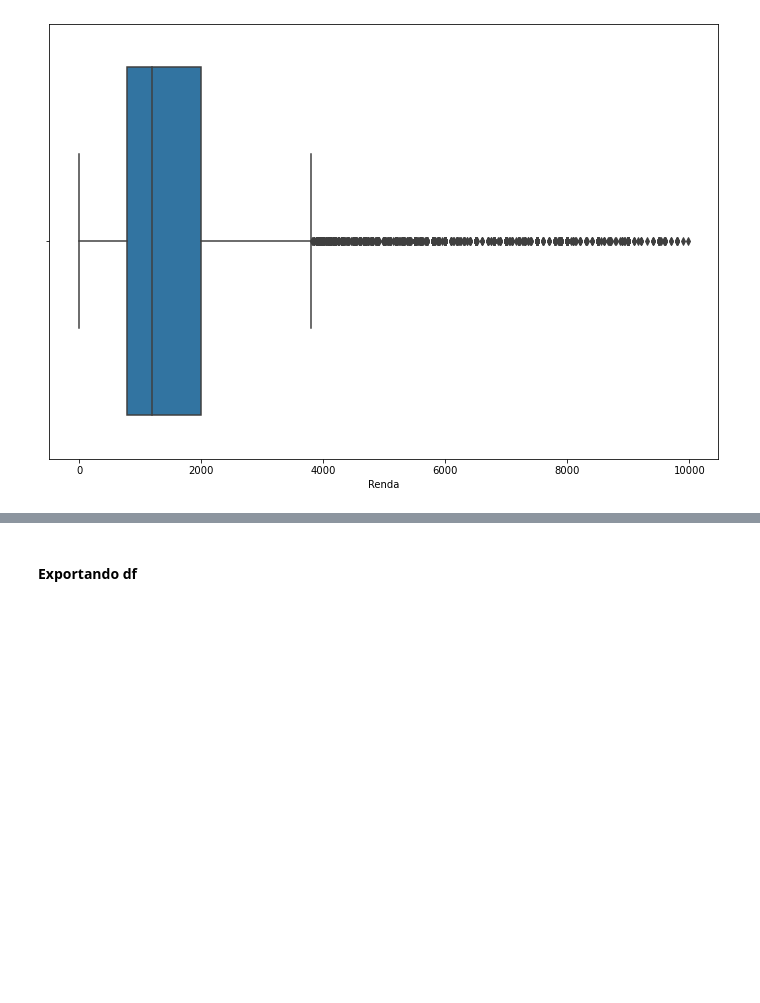
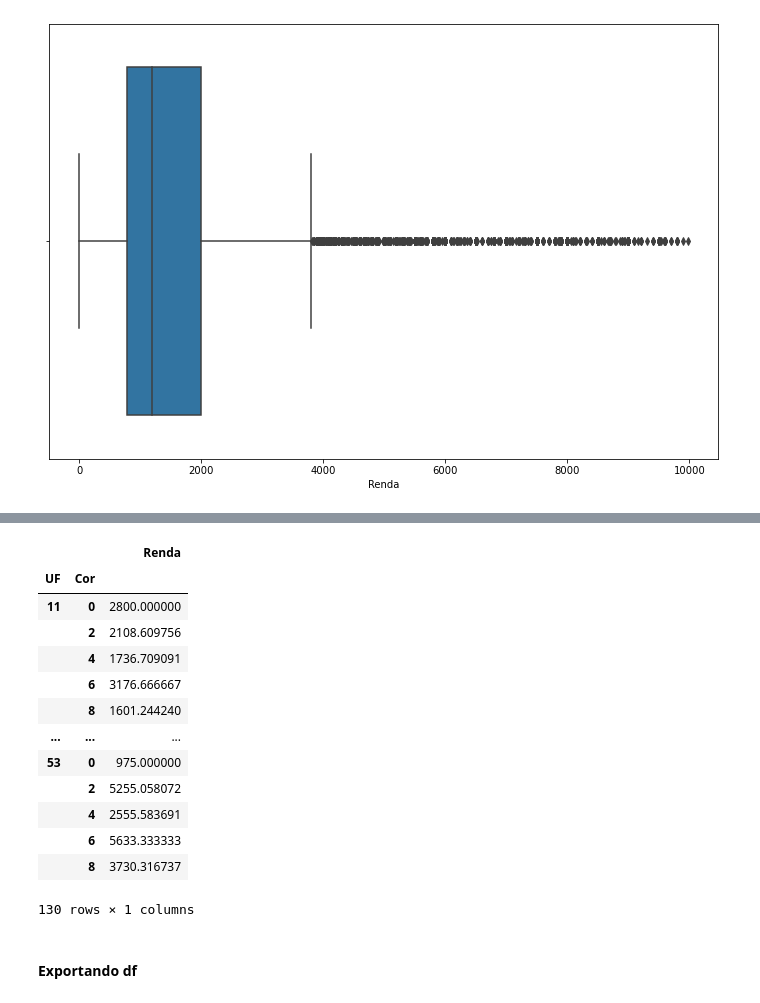
Before and after one commit to Marcus-Bernard0/Data-Science-projects, a Jupyter notebook: 1 - Projeto PNAD/Projeto.ipynb, the cells around one changed output, grey strips where cells are left out. Drawn from its saved outputs; the diff is of its cells as text; code cells hidden in the pictures; blank space fills up the shorter version.

```diff
--- a/1 - Projeto PNAD/Projeto.ipynb
+++ b/1 - Projeto PNAD/Projeto.ipynb
@@ -369,0 +413,3 @@ Observa-se que, mais ou menos, acima de R$ 3.800,00 já são valores 'descrepant
+# %%
+regiao = dados.groupby(['UF', 'Cor']).Renda.mean()
+regiao
@@ -370,3 +430,20 @@ Observa-se que, mais ou menos, acima de R$ 3.800,00 já são valores 'descrepant
+# %%
+pd.DataFrame(regiao)
+# %% [output]
+|  |  | Renda |
+| UF | Cor |  |
+| 11 | 0 | 2800.000000 |
+|  | 2 | 2108.609756 |
+|  | 4 | 1736.709091 |
+|  | 6 | 3176.666667 |
+|  | 8 | 1601.244240 |
+| ... | ... | ... |
+| 53 | 0 | 975.000000 |
+|  | 2 | 5255.058072 |
+|  | 4 | 2555.583691 |
+|  | 6 | 5633.333333 |
+|  | 8 | 3730.316737 |
+130 rows × 1 columns
 # %% [markdown]
 #### Exportando df
 # %%
```
Also changed, not shown: parts of 10 cells of this notebook, 1 other file.
